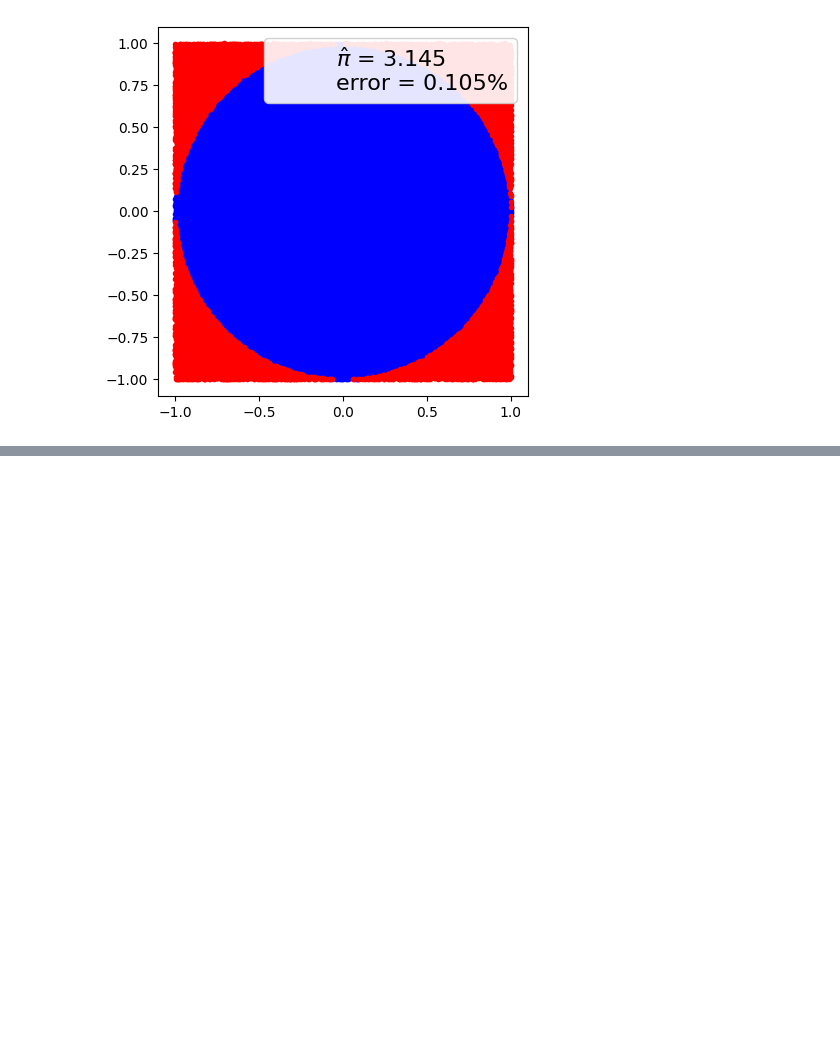
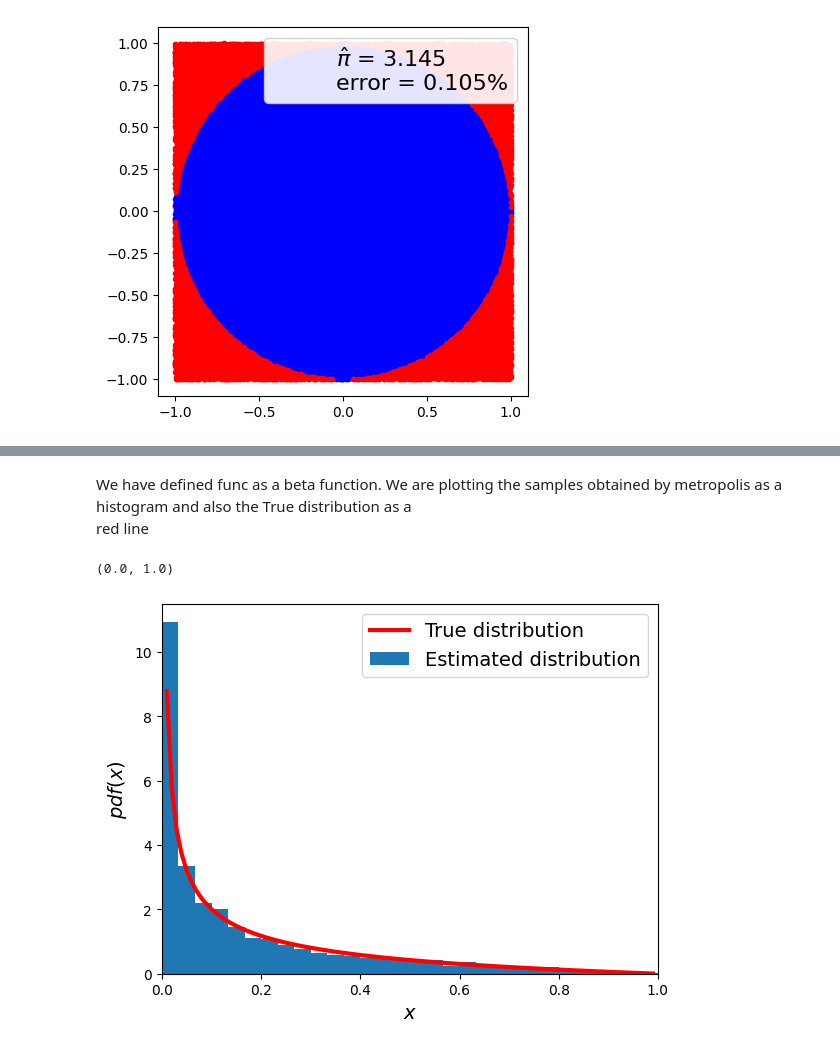
Before and after one commit to itsdivya1309/Probabilistic-Programming, a Jupyter notebook: Chap2-Probabilistic_Programming.ipynb, the cells around one changed output, grey strips where cells are left out. Drawn from its saved outputs; the diff is of its cells as text; code cells hidden in the pictures; blank space fills up the shorter version.

Commit message:
metropolis-hasting

```diff
--- a/Chap2-Probabilistic_Programming.ipynb
+++ b/Chap2-Probabilistic_Programming.ipynb
@@ -55,0 +60,46 @@ plt.legend(loc=0)
+# %%
+def metropolis(func, steps=10000):
+    """A very simple Metropolis implementation"""
+    samples = np.zeros(steps)
+    old_x = func.mean()
+    old_prob = func.pdf(old_x)
+    for i in range(steps):
+        new_x = old_x + np.random.normal(0, 0.5)
+        new_prob = func.pdf(new_x)
+        acceptance = new_prob/old_prob
+        if acceptance >= np.random.random():
+            samples[i] = new_x
+            old_x = new_x
+            old_prob = new_prob
+        else:
+            samples[i] = old_x
+    return samples
+# %%
+def normalize_list(input_list):
+    # Find the minimum and maximum values in the list
+    min_val = min(input_list)
+    max_val = max(input_list)
+
+    # Normalize each element in the list
+    normalized_list = [(x - min_val) / (max_val - min_val) for x in input_list]
+
+    return normalized_list
+# %% [markdown]
+We have defined func as a beta function. We are plotting the samples
+obtained by metropolis as a histogram and also the True distribution as a
+red line
+# %%
+func = stats.beta(0.4, 2)
+samples = metropolis(func)
+normalized_samples = normalize_list(samples)
+x = np.linspace(0.01, 0.99, 100)
+y = func.pdf(x)
+plt.plot(x, func.pdf(x), 'r-', lw=3, label='True distribution')
+plt.hist(normalized_samples, bins=30, density=True, label='Estimated distribution')
+plt.xlabel('$x$', fontsize=14)
+plt.ylabel('$pdf(x)$', fontsize=14)
+plt.legend(fontsize=14)
+plt.xlim(0,1)
+# %% [output]
+(0.0, 1.0)
+[figure, added]
```
Also changed, not shown: parts of 1 cell of this notebook, 1 other file.
